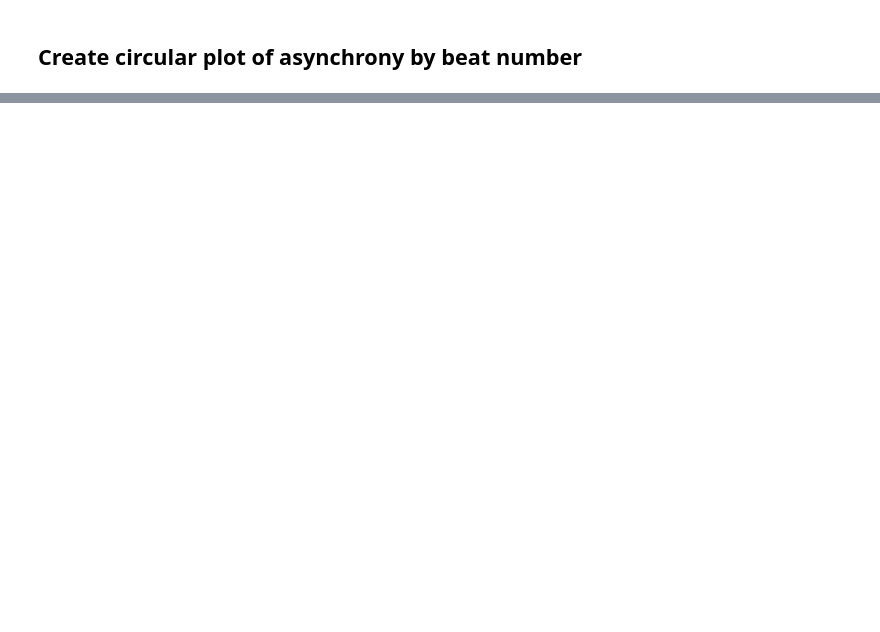
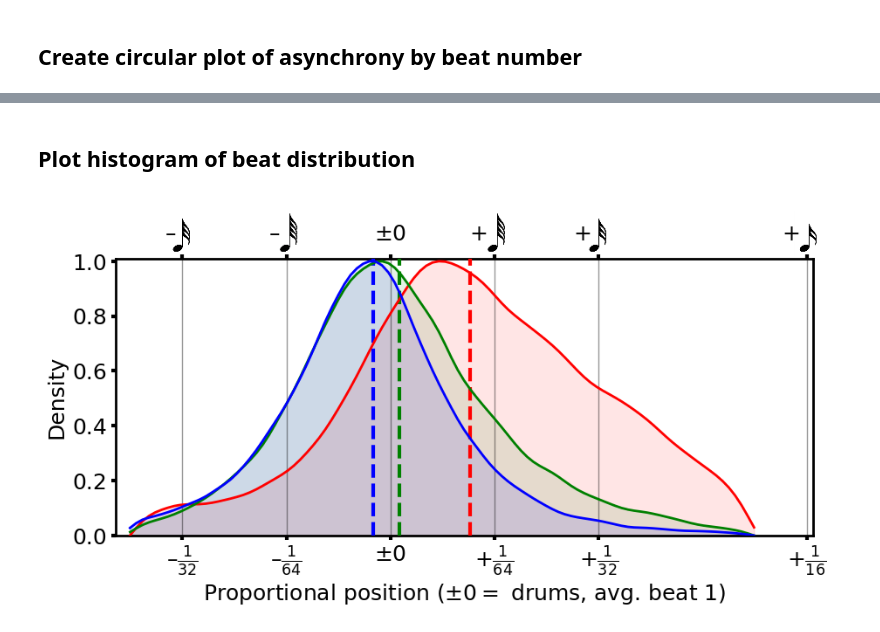
Before and after one commit to HuwCheston/Jazz-Trio-Database, a Jupyter notebook: notebooks/0.1-cheston-onset-asynchrony.ipynb, the cells around one changed output, grey strips where cells are left out. Drawn from its saved outputs; the diff is of its cells as text; code cells hidden in the pictures; blank space fills up the shorter version.

```diff
--- a/notebooks/0.1-cheston-onset-asynchrony.ipynb
+++ b/notebooks/0.1-cheston-onset-asynchrony.ipynb
@@ -176,0 +178,3 @@ df[(df['asynchrony'] < (df['']))]
+# %%
+df['asynchrony_adjusted'] = (df['asynchrony'] / 360) - ((df['beat'] - 1) * 1/4)
+df['asynchrony_adjusted_offset'] = (df['asynchrony_offset'] / 360) - ((df['beat'] - 1) * 1/4)
@@ -176,0 +301,72 @@ df[(df['asynchrony'] < (df['']))]
+# %% [markdown]
+## Plot histogram of beat distribution
+# %%
+class HistPlotProportionalAsynchrony(vutils.BasePlot):
+    def __init__(self, async_df: pd.DataFrame, **kwargs):
+        """Called when initialising the class"""
+        self.corpus_title = 'corpus_chronology'
+        # Initialise the base plot with our given kwargs
+        super().__init__(figure_title=fr'asynchrony_plots\histplot_asynchrony_{self.corpus_title}', **kwargs)
+        self.df = async_df
+        self.fig, self.ax = plt.subplots(nrows=1, ncols=1, figsize=(vutils.WIDTH / 2, vutils.WIDTH / 4))
+
+    @staticmethod
+    def _kde(vals):
+        # Fit the actual KDE to the data, using the default parameters
+        kde = stats.gaussian_kde(vals.T)
+        # Create a linear space of integers ranging from our lowest to our highest BUR
+        x = np.linspace(vals.min(), vals.max(), 100)[:, np.newaxis].T[0]
+        # Evaluate the KDE on our linear space of integers
+        y = kde.evaluate(x)
+        y = np.array([(y_ - min(y)) / (max(y) - min(y)) for y_ in y])
+        return x, y
+
+    @staticmethod
+    def _find_peaks(x, y):
+        # Find the peaks from our fitted KDE
+        peaks, _ = signal.find_peaks(y)
+        # Return the sorted peaks from our KDE: this will be an array of BUR values
+        return np.sort(x[peaks].flatten())[0]
+
+    def _create_plot(self):
+        for (idx, grp), col in zip(self.df.groupby('instr', sort=False), vutils.RGB):
+            vals = grp['asynchrony_adjusted_offset'].values
+            x, y = self._kde(vals)
+            peaks = np.mean(vals)
+            self.ax.axvline(peaks, 0, 1, color=col, linestyle='dashed', alpha=1, zorder=4, linewidth=vutils.LINEWIDTH * 1.5)
+            self.ax.plot(x, y, color=col, lw=vutils.LINEWIDTH, ls=vutils.LINESTYLE, zorder=5)
+            self.ax.fill_between(x, y, color=col, alpha=0.1, zorder=0)
+
+    def _format_ax(self):
+        self.ax.xaxis.grid(True, **vutils.GRID_KWS)
+        self.ax.set(
+            xlim=(-1/32 - 0.01, 1/16 + 0.001), ylim=(0, 1.01), xticks=[-1/32, -1/64, 0, 1/64, 1/32, 1/16], ylabel='Density',
+            xticklabels=[r'–$\frac{1}{32}$', r'–$\frac{1}{64}$', r'$\pm$0', r'+$\frac{1}{64}$', r'+$\frac{1}{32}$', r'+$\frac{1}{16}$'],
+            xlabel='Proportional position ($\pm0=$ drums, avg. beat 1)'
+        )
+        plt.setp(self.ax.spines.values(), linewidth=vutils.LINEWIDTH)
+        self.ax.tick_params(axis='both', bottom=True, top=True, width=vutils.TICKWIDTH)
+        self.ax.text(0, 1.1, r'$\pm$0', ha='center', va='center', clip_on=False, zorder=1000)
+        self._add_images()
+
+    def _add_images(self):
+        for val in [-32, -64, 32, 64, 16]:
+            try:
+                img = plt.imread(fr'{utils.get_project_root()}\references\images\notation\notation_{abs(val)}.png')
+            except FileNotFoundError:
+                pass
+            # If we can get the image, then yield it to add to our plot
+            else:
+                self.ax.text(1/val - 0.001, 1.1, '–' if val < 0 else '+', ha='right', va='center', clip_on=False, zorder=1000)
+                self.ax.add_artist(mpl.offsetbox.AnnotationBbox(
+                    mpl.offsetbox.OffsetImage(img, clip_on=False, zoom=0.15), (1/val, 1.1),
+                    frameon=False, xycoords='data', clip_on=False, annotation_clip=False, zorder=0
+                 ))
+
+    def _format_fig(self):
+        self.fig.subplots_adjust(left=0.1, right=0.95, top=0.85, bottom=0.175)
+
+HistPlotProportionalAsynchrony(df).create_plot()
+plt.show()
+# %% [output]
+[figure, added]
```
Also changed, not shown: parts of 16 cells of this notebook.
